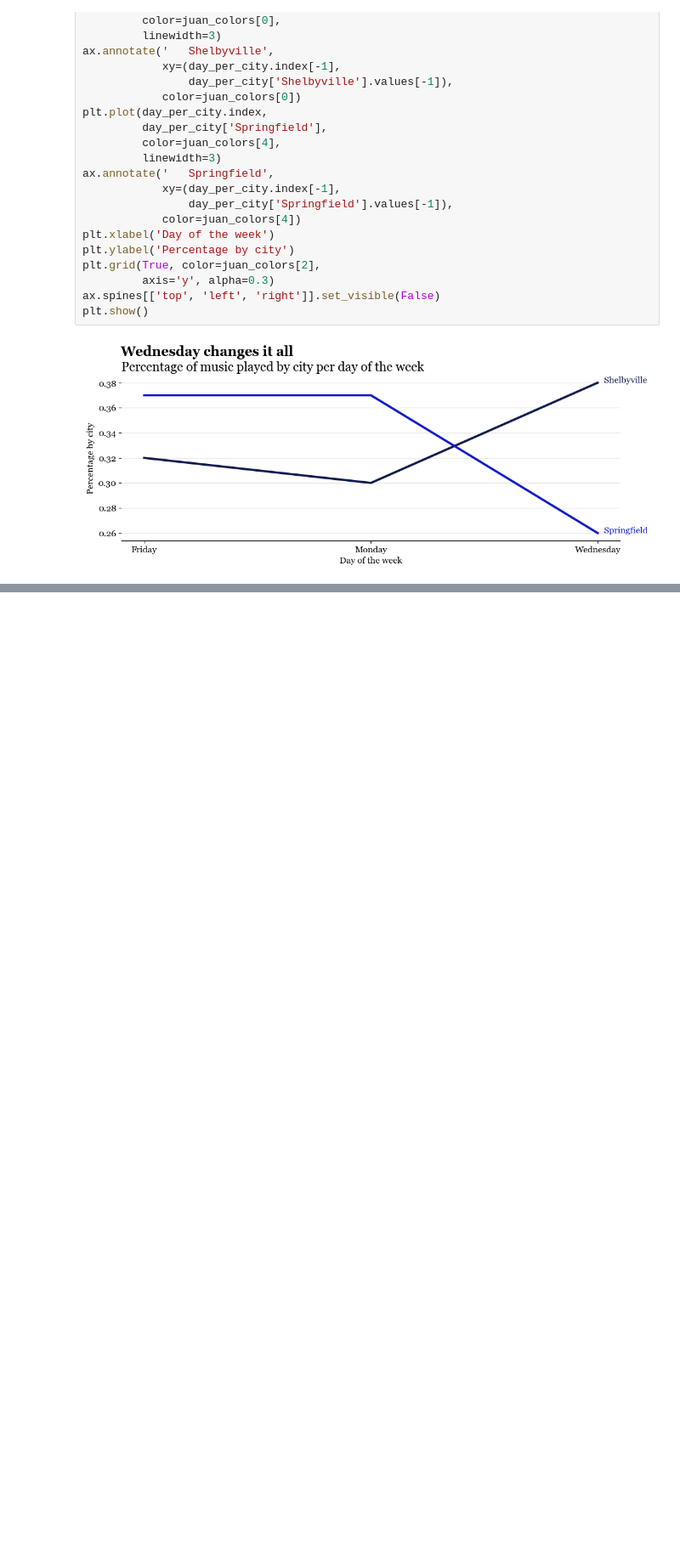
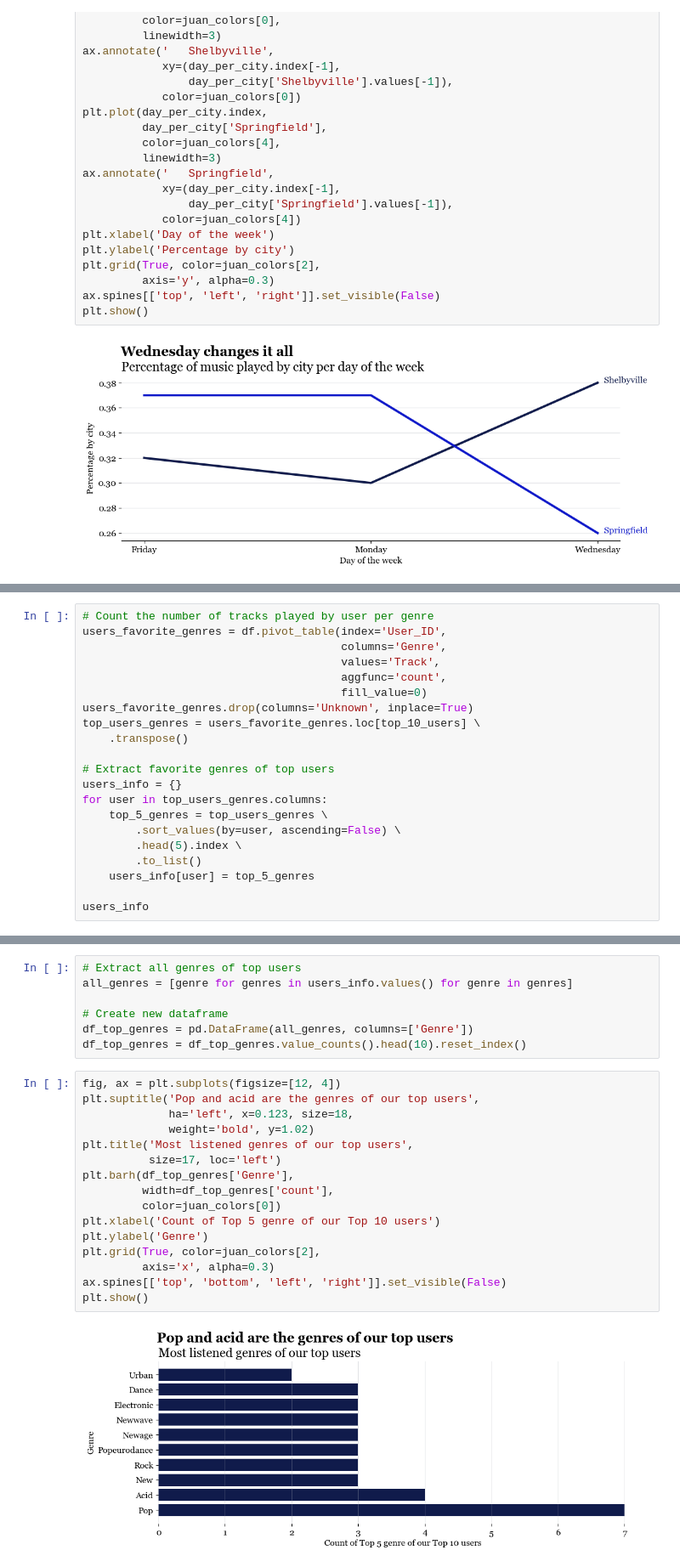
Before and after one commit to juanramosdataexpert/SonidosUrbanos, a Jupyter notebook: Notebooks/EDA.ipynb, the cells around one changed output, grey strips where cells are left out. Shown at 85% size. Cells and saved outputs as stored; diff of their text form; blank space fills up the shorter version.

```diff
--- a/Notebooks/EDA.ipynb
+++ b/Notebooks/EDA.ipynb
@@ -575,0 +571,21 @@ Friday is the day of the week with most music consumption in those two cities. N
+# %%
+# Count the number of tracks played by user per genre
+users_favorite_genres = df.pivot_table(index='User_ID',
+                                       columns='Genre',
+                                       values='Track',
+                                       aggfunc='count',
+                                       fill_value=0)
+users_favorite_genres.drop(columns='Unknown', inplace=True)
+top_users_genres = users_favorite_genres.loc[top_10_users] \
+    .transpose()
+
+# Extract favorite genres of top users
+users_info = {}
+for user in top_users_genres.columns:
+    top_5_genres = top_users_genres \
+        .sort_values(by=user, ascending=False) \
+        .head(5).index \
+        .to_list()
+    users_info[user] = top_5_genres
+
+users_info
@@ -575,0 +603,25 @@ Friday is the day of the week with most music consumption in those two cities. N
+# %%
+# Extract all genres of top users
+all_genres = [genre for genres in users_info.values() for genre in genres]
+
+# Create new dataframe
+df_top_genres = pd.DataFrame(all_genres, columns=['Genre'])
+df_top_genres = df_top_genres.value_counts().head(10).reset_index()
+# %%
+fig, ax = plt.subplots(figsize=[12, 4])
+plt.suptitle('Pop and acid are the genres of our top users',
+             ha='left', x=0.123, size=18,
+             weight='bold', y=1.02)
+plt.title('Most listened genres of our top users',
+          size=17, loc='left')
+plt.barh(df_top_genres['Genre'],
+         width=df_top_genres['count'],
+         color=juan_colors[0])
+plt.xlabel('Count of Top 5 genre of our Top 10 users')
+plt.ylabel('Genre')
+plt.grid(True, color=juan_colors[2],
+         axis='x', alpha=0.3)
+ax.spines[['top', 'bottom', 'left', 'right']].set_visible(False)
+plt.show()
+# %% [output]
+[figure, added]
```
Also changed, not shown: parts of 16 cells of this notebook, 2 other files.
